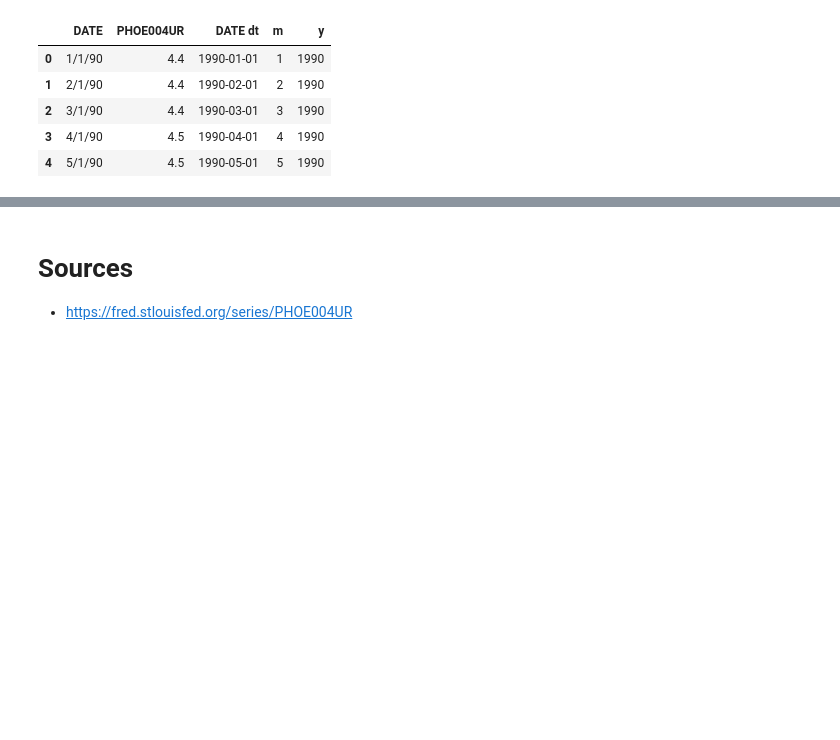
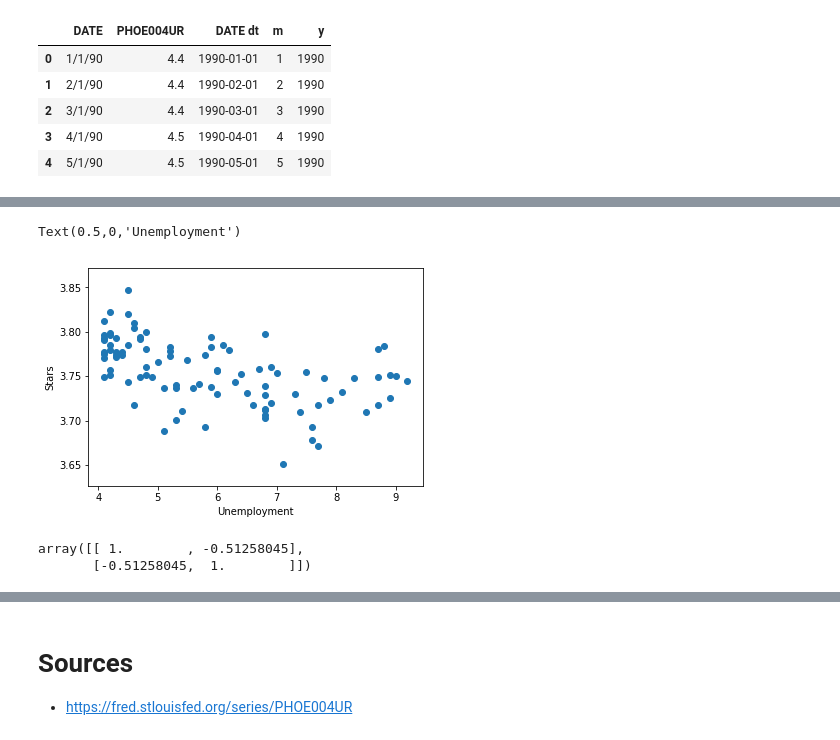
Before and after one commit to Cartercreid/CSPB4502_project_yelp, a Jupyter notebook: unemployment.ipynb, the cells around one changed output, grey strips where cells are left out. Drawn from its saved outputs; the diff is of its cells as text; code cells hidden in the pictures; blank space fills up the shorter version.

Commit message:
Add files via upload
Unemployment notebook finalized

```diff
--- a/unemployment.ipynb
+++ b/unemployment.ipynb
@@ -292,0 +272,3 @@ plt.scatter(phoenix_merged['PHOE004UR'], phoenix_merged['s'])
+# %%
+phoenix_merged.columns = ['Date', 'Unemployment', 'Date dt', 'm', 'y', 'Stars', 'Count']
+phoenix_merged.head()
@@ -293,2 +282,12 @@ plt.scatter(phoenix_merged['PHOE004UR'], phoenix_merged['s'])
+# %%
+plt.scatter(phoenix_merged['Unemployment'], phoenix_merged['Stars'])
+plt.ylabel("Stars")
+plt.xlabel("Unemployment")
+# %% [output]
+Text(0.5,0,'Unemployment')
+[figure, added]
 # %%
-np.corrcoef(phoenix_merged['PHOE004UR'], phoenix_merged['s'])
+np.corrcoef(phoenix_merged['Unemployment'], phoenix_merged['Stars'])
+# %% [output]
+array([[ 1.        , -0.51258045],
+       [-0.51258045,  1.        ]])
```
Also changed, not shown: parts of 31 cells of this notebook.
